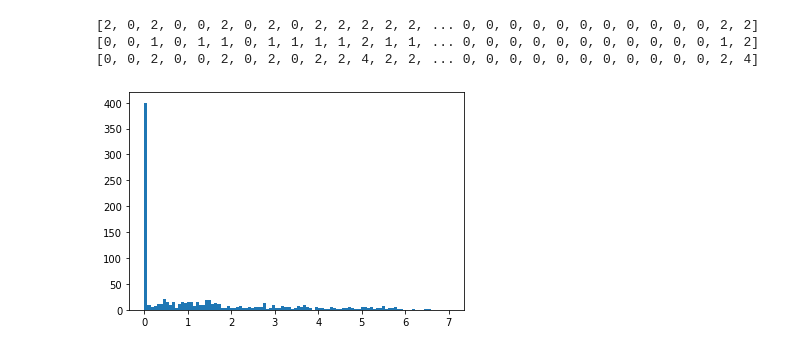
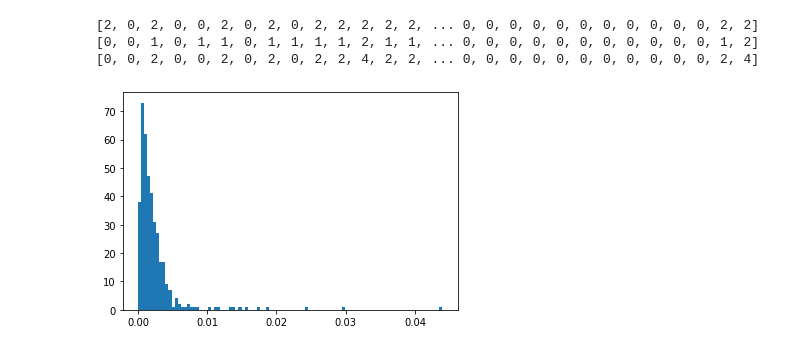
Before and after one commit to therwig/ele-studies, a Jupyter notebook: akAna/notebook.ipynb, the cells around one changed output. Cells and saved outputs as stored; diff of their text form; code cells hidden in the pictures.

```diff
--- a/akAna/notebook.ipynb
+++ b/akAna/notebook.ipynb
@@ -142,8 +143,9 @@ print(ak.num(pairs))
 t, r = ak.unzip(pairs)
 # %%
 dR = np.sqrt((t.eta - r.eta)**2 + (t.phi - r.phi)**2)
+matches = dR<0.05
 # %%
 import matplotlib.pyplot as plt
-plt.hist(ak.flatten(dR), bins=100, range=(0,7));
+plt.hist(ak.flatten(dR[matches]), bins=100);#, range=(0,7));
 # %% [output]
-[figure, old version]
+[figure, new version]
```
Also changed, not shown: parts of 11 cells of this notebook, 2 other files.
